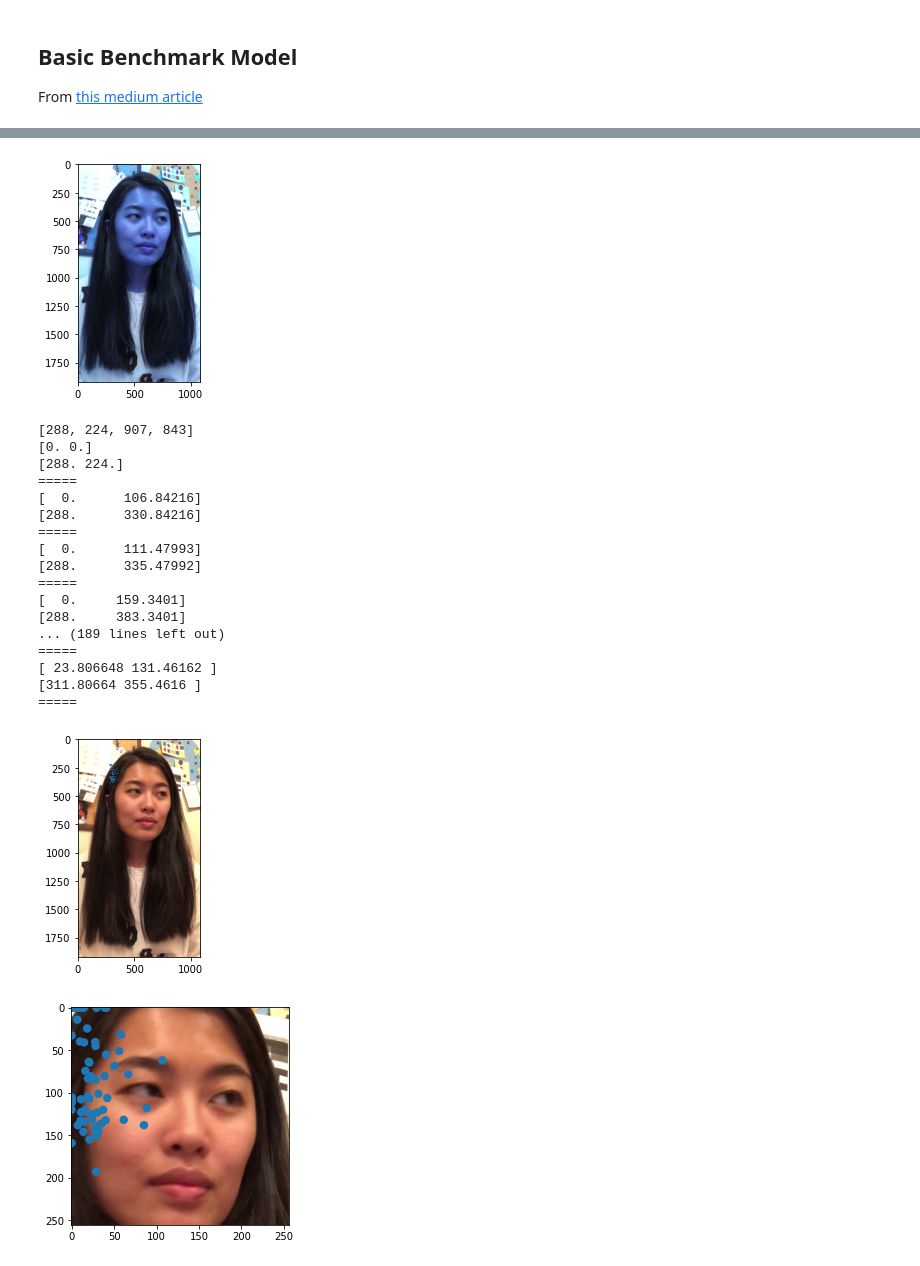
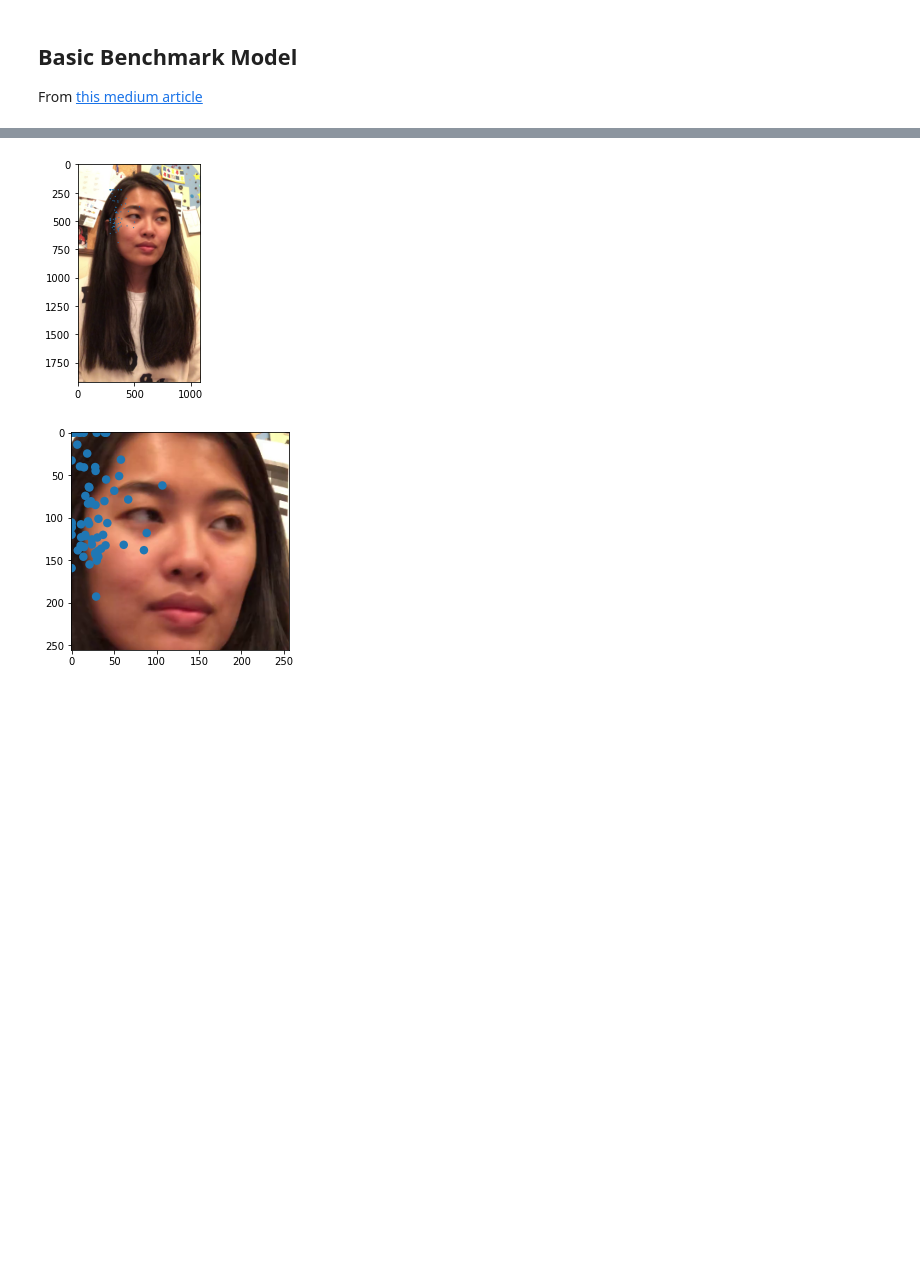
Before and after one commit to Waidhoferj/CSC-566-Project, a Jupyter notebook: FacialLandmarks.ipynb, the cells around one changed output, grey strips where cells are left out. Drawn from its saved outputs; the diff is of its cells as text; code cells hidden in the pictures; blank space fills up the shorter version.

Commit message:
Fixed plotting facial landmarks on original image

```diff
--- a/FacialLandmarks.ipynb
+++ b/FacialLandmarks.ipynb
@@ -224,58 +226,32 @@ cropped_imgs = tf.convert_to_tensor(cropped_imgs)
 # %%
 predictions = basic_model.predict(cropped_imgs)
 # %%
-from matplotlib import pyplot as plt
-plt.imshow(original_imgs[0])
-plt.show()
-
 def display_landmarks2(img, points, bbox):
   """
   Displays portrait with landmark dots drawn on the face.
   Assumes that points are in (68,2)
   """
   #If we are reading from .mat files directly (2,68)
   if points.shape[0] == 2:
     points = points.transpose(1,0)
   #If reading from model output
   elif len(points.shape) == 1:
     points = points.reshape(-1,2)
   fig,ax = plt.subplots(1)
   ax.set_aspect('equal')
   ax.imshow(img)
 
-  print(bbox)
   for p in points:
-      print(p)
-      p[0] = p[0] + bbox[0]
-      p[1] = p[1] + bbox[1]
-      print(p)
-      print("=====")
-      circ = Circle(p)
+      x = p[0]*bbox[2] + bbox[0]
+      y = p[1]*bbox[3] + bbox[1]
+      circ = Circle((x, y))
       ax.add_patch(circ)
   plt.show()
 
-
-display_landmarks2(tf.reverse(original_imgs[0], [2]), predictions[0], bounding_boxes[0])
+#FIXME: Remove /256 when training on normalized landmark points
+display_landmarks2(tf.reverse(original_imgs[0], [2]), predictions[0]/256, bounding_boxes[0])
 # %% [output]
-[figure, old version]
+[figure, new version]
-[288, 224, 907, 843]
-[0. 0.]
-[288. 224.]
-=====
-[  0.      106.84216]
-[288.      330.84216]
-=====
-[  0.      111.47993]
-[288.      335.47992]
-=====
-[  0.     159.3401]
-[288.     383.3401]
-... (189 lines left out)
-=====
-[ 23.806648 131.46162 ]
-[311.80664 355.4616 ]
-=====
-[figure, removed]
 # %%
 count = 0
 for i in range(len(cropped_imgs)):
```
Also changed, not shown: parts of 2 cells of this notebook.
